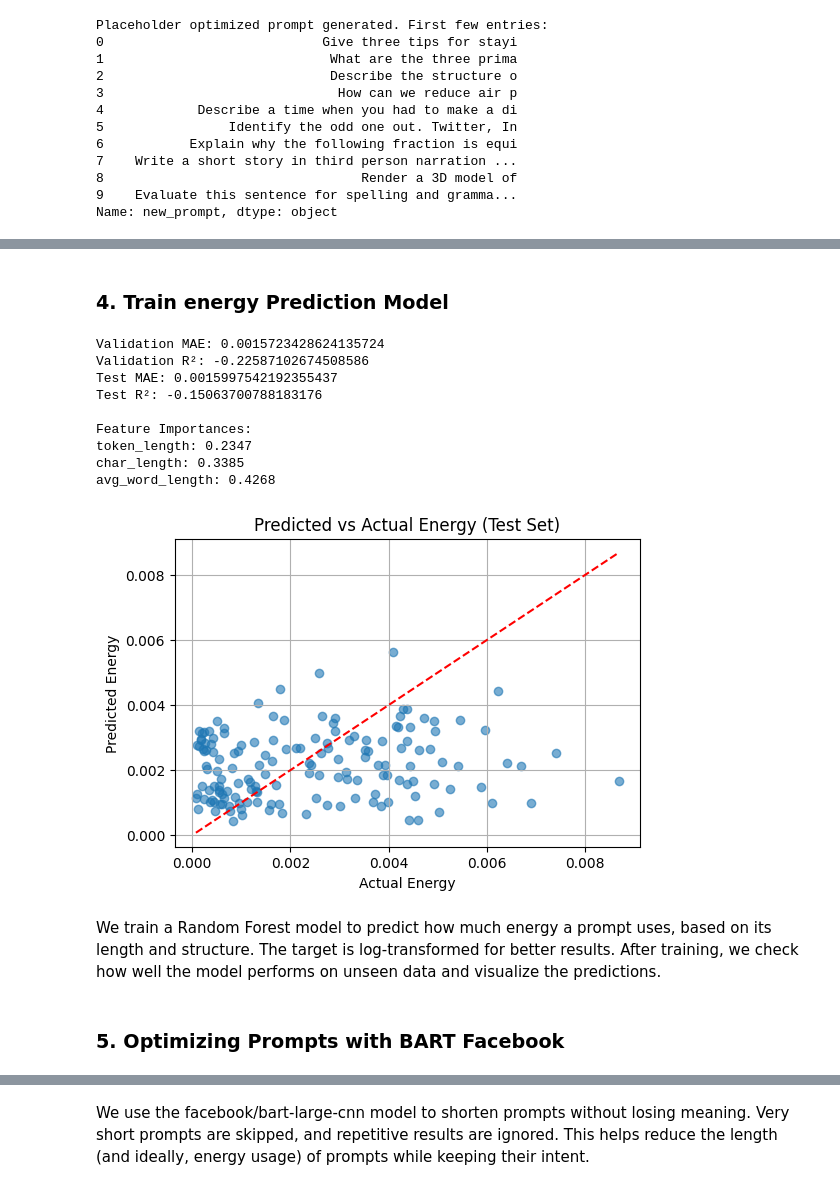
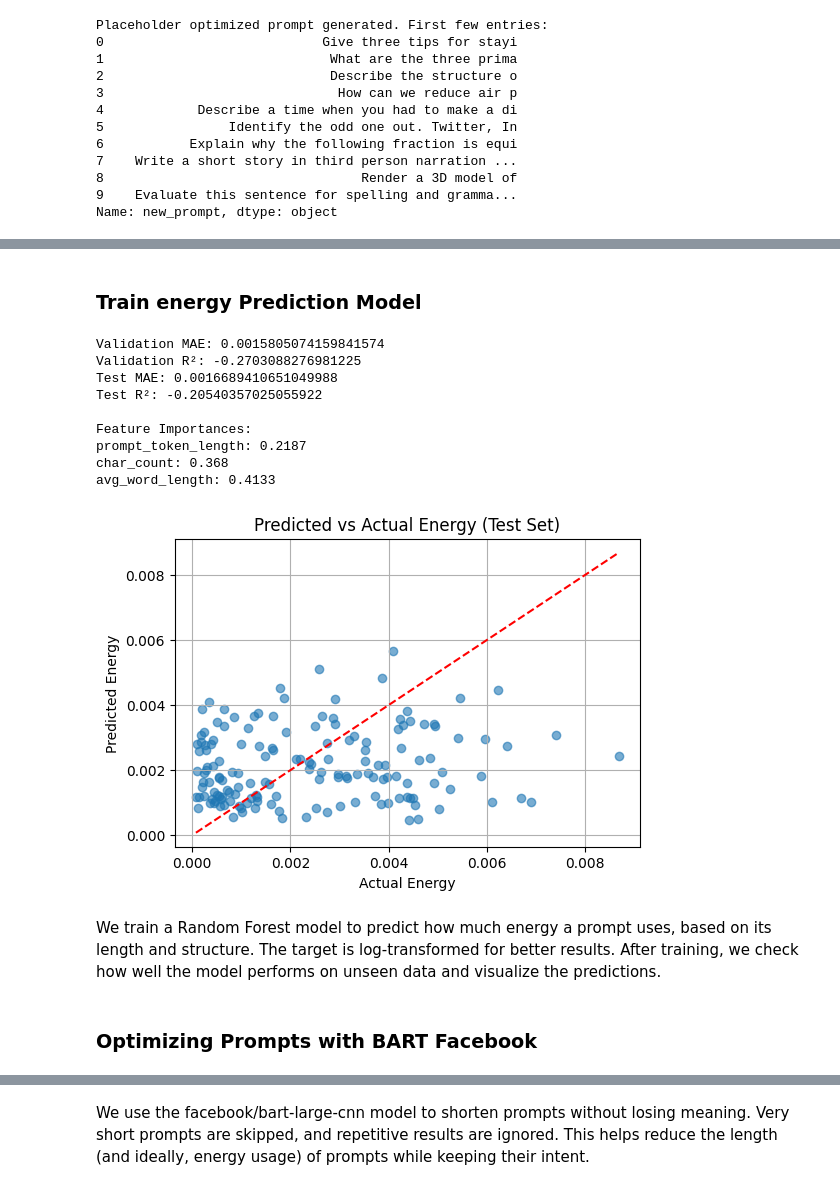
Before and after one commit to ericadev/CSCN8010_FinalProject_EnergyEstimator, a Jupyter notebook: script.ipynb, the cells around one changed output, grey strips where cells are left out. Drawn from its saved outputs; the diff is of its cells as text; code cells hidden in the pictures.

```diff
--- a/script.ipynb
+++ b/script.ipynb
@@ -295,0 +314,12 @@ The target variable for prediction is energy_diff, which represents the reductio
+# %%
+# Predict energy for optimized prompts
+df["optimized_energy_pred"] = regressor.predict(df[features])
+
+# Compute the difference
+df["energy_diff"] = df["energy_consumption_llm_total"] - df["optimized_energy_pred"]
+
+# Define features and target
+X = df[features]
+y = df["energy_diff"]
+
+print("✅ Ready! Features:", X.shape, "| Target:", y.shape)
@@ -295,0 +339,5 @@ The target variable for prediction is energy_diff, which represents the reductio
+# %%
+# Generate missing features from prompt text
+df['prompt_token_length'] = df['prompt'].apply(lambda x: len(str(x).split()))
+df['char_count'] = df['prompt'].apply(lambda x: len(str(x)))
+df['avg_word_length'] = df['prompt'].apply(lambda x: np.mean([len(word) for word in str(x).split()]) if len(str(x).split()) > 0 else 0)
@@ -296,5 +352,5 @@ The target variable for prediction is energy_diff, which represents the reductio
 # %% [markdown]
-### 4. Train energy Prediction Model
+### Train energy Prediction Model
 # %%
 import numpy as np
 import matplotlib.pyplot as plt
@@ -303,64 +359,62 @@ from sklearn.ensemble import RandomForestRegressor
 from sklearn.metrics import mean_absolute_error, r2_score
 
 def train_energy_model(df):
-    X = df[['token_length', 'char_length', 'avg_word_length']].copy()
+    X = df[['prompt_token_length', 'char_count', 'avg_word_length']].copy()
     y = df['energy_consumption_llm_total'].copy()
+
+    # Log transform (optional)
+    y = np.log1p(y)
+
+    # Generate index for tracking
     full_index = df.index
-    # Optional: apply log transform if y is heavily skewed
-    y = np.log1p(y)  # log(1 + y) is safer for small values
-
-    # Train-validation-test split
     X_train_val, X_test, y_train_val, y_test, idx_train_val, idx_test = train_test_split(
         X, y, full_index, test_size=0.15, random_state=42)
     X_train, X_val, y_train, y_val = train_test_split(X_train_val, y_train_val, test_size=0.1765, random_state=42)
 
-    # Train model
     model = RandomForestRegressor(n_estimators=100, random_state=42)
     model.fit(X_train, y_train)
 
-    # Predict & evaluate
     y_val_pred = model.predict(X_val)
     y_test_pred = model.predict(X_test)
 
     print("Validation MAE:", mean_absolute_error(np.expm1(y_val), np.expm1(y_val_pred)))
     print("Validation R²:", r2_score(np.expm1(y_val), np.expm1(y_val_pred)))
     print("Test MAE:", mean_absolute_error(np.expm1(y_test), np.expm1(y_test_pred)))
     print("Test R²:", r2_score(np.expm1(y_test), np.expm1(y_test_pred)))
 
-    # Optional: Feature importance
     print("\nFeature Importances:")
     for name, score in zip(X.columns, model.feature_importances_):
         print(f"{name}: {round(score, 4)}")
 
-    # Optional: Plot predicted vs actual (on test set)
-    plt.figure(figsize=(6,4))
+    # Plot
+    plt.figure(figsize=(6, 4))
     plt.scatter(np.expm1(y_test), np.expm1(y_test_pred), alpha=0.6)
     plt.plot([min(np.expm1(y_test)), max(np.expm1(y_test))],
              [min(np.expm1(y_test)), max(np.expm1(y_test))], color='red', linestyle='--')
     plt.xlabel("Actual Energy")
     plt.ylabel("Predicted Energy")
     plt.title("Predicted vs Actual Energy (Test Set)")
     plt.grid(True)
     plt.show()
 
     return model, idx_test
 
 model, test_idx = train_energy_model(df)
 # %% [output]
-Validation MAE: 0.0015723428624135724
-Validation R²: -0.22587102674508586
-Test MAE: 0.0015997542192355437
-Test R²: -0.15063700788183176
+Validation MAE: 0.0015805074159841574
+Validation R²: -0.2703088276981225
+Test MAE: 0.0016689410651049988
+Test R²: -0.20540357025055922
 
 Feature Importances:
-token_length: 0.2347
-char_length: 0.3385
-avg_word_length: 0.4268
+prompt_token_length: 0.2187
+char_count: 0.368
+avg_word_length: 0.4133
-[figure, old version]
+[figure, new version]
 # %% [markdown]
 We train a Random Forest model to predict how much energy a prompt uses, based on its length and structure. The target is log-transformed for better results. After training, we check how well the model performs on unseen data and visualize the predictions.
 # %% [markdown]
-### 5. Optimizing Prompts with BART Facebook
+### Optimizing Prompts with BART Facebook
 # %%
 from transformers import BartTokenizer, BartForConditionalGeneration
 import difflib
```
Also changed, not shown: parts of 36 cells of this notebook.
